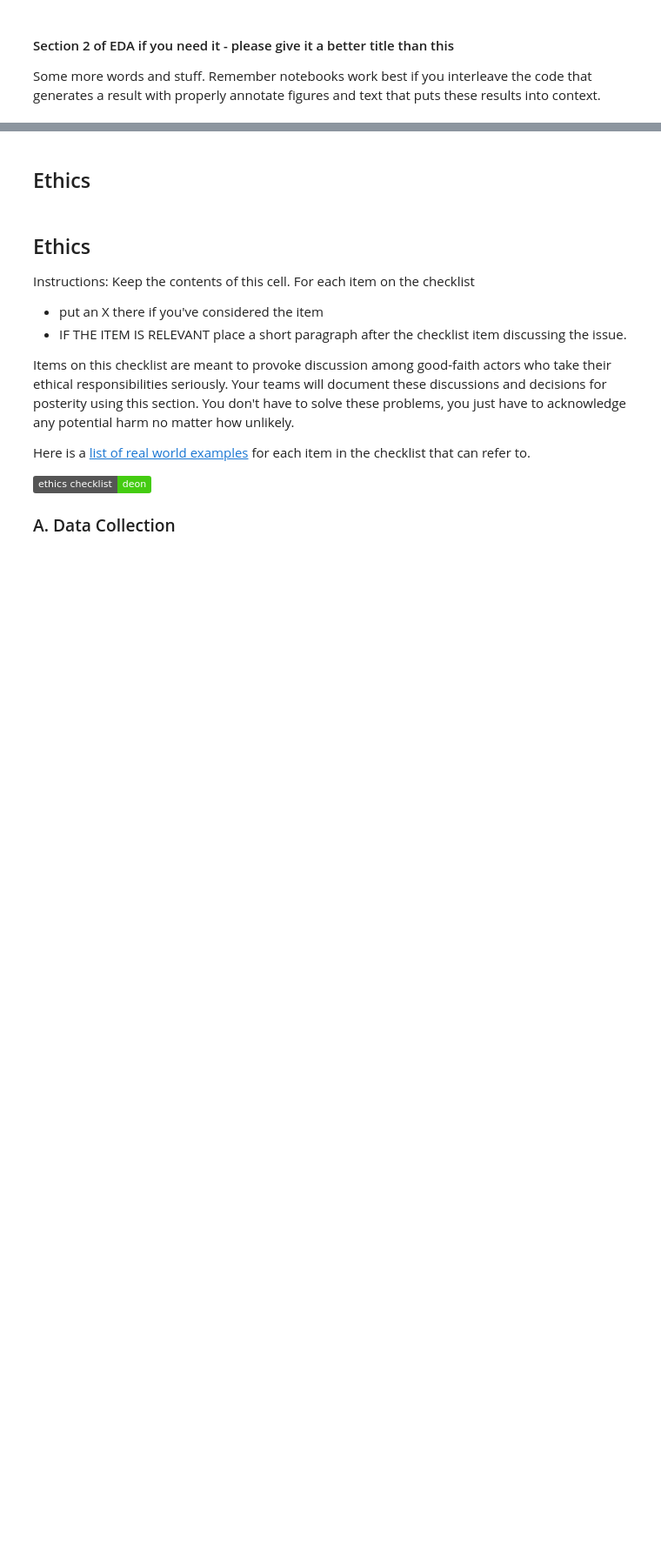
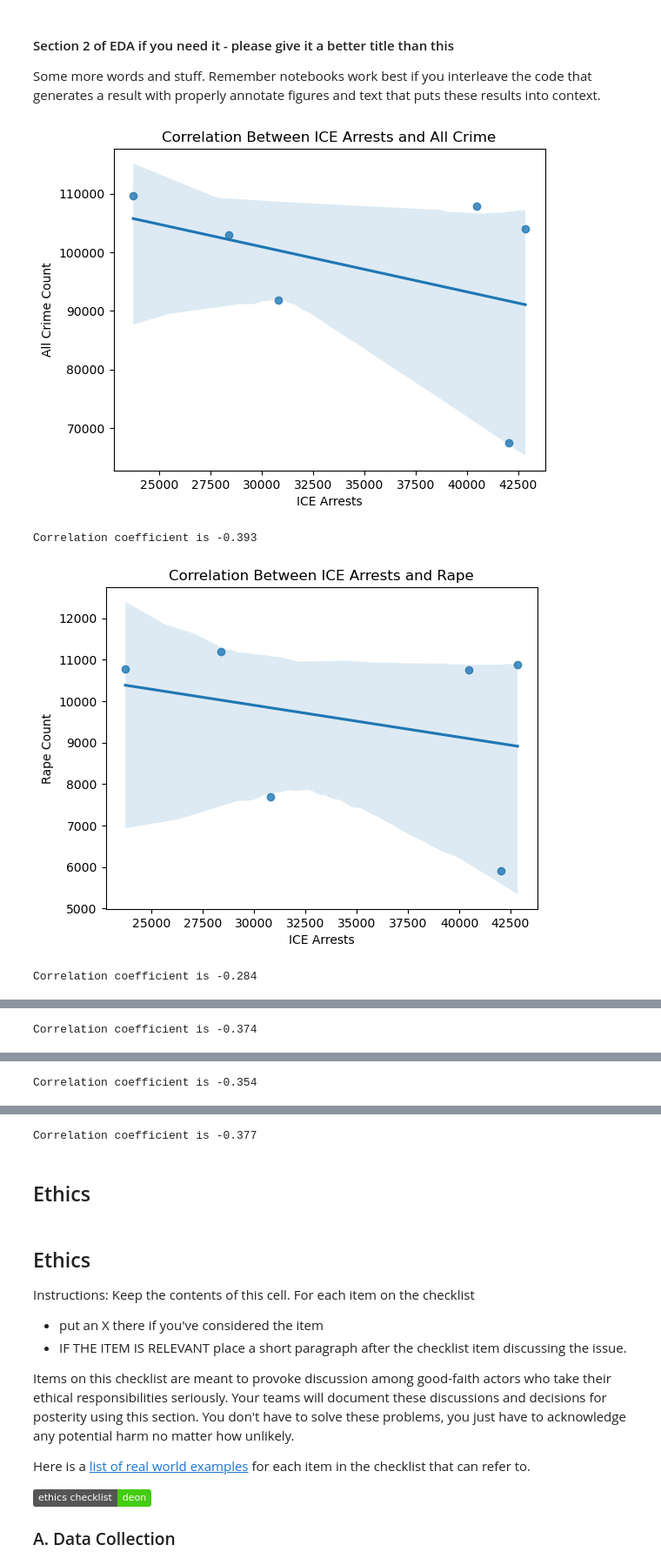
Before and after one commit to dylnwin/Group117_WI26, a Jupyter notebook: 02-EDACheckpoint.ipynb, the cells around one changed output, grey strips where cells are left out. Shown at 87% size. Saved outputs shown, nothing was run; the diff lists cells and outputs as text; code cells hidden in the pictures; badges without logos; blank space fills up the shorter version.

```diff
--- a/02-EDACheckpoint.ipynb
+++ b/02-EDACheckpoint.ipynb
@@ -295,0 +352,43 @@ Some more words and stuff.  Remember notebooks work best if you interleave the c
+# %%
+def plot_correlation(crime, crime_type):
+    # function for plotting correlation between ICE arrests and crime
+
+    # find counts of ICE arrests and crime by year
+    ice_yearly = ice_df.set_index('datetime').resample('Y').size()
+    ice_yearly.index = ice_yearly.index.year
+    crime_yearly = crime.groupby('data_year').size()
+
+    # combine ICE arrests and crime into one dataframe
+    combined = pd.DataFrame({
+        'ice_arrests': ice_yearly,
+        'crime_count': crime_yearly
+    })
+
+    # plotting
+    sns.regplot(x='ice_arrests', y='crime_count', data=combined)
+
+    plt.title(f'Correlation Between ICE Arrests and {crime_type}')
+    plt.xlabel('ICE Arrests')
+    plt.ylabel(f'{crime_type} Count')
+    plt.show()
+
+    # print out correlation coefficient
+    corr_value = combined['ice_arrests'].corr(combined['crime_count'])
+    print(f'Correlation coefficient is {corr_value:.3f}')
+# %%
+import seaborn as sns
+
+# plot correlation between ICE arrests and crime overall
+plot_correlation(crime_df, 'All Crime')
+
+# plot correlation between ICE arrests and each type of crime
+crime_categories = ['Rape', 'Murder and Nonnegligent Manslaughter', 'Robbery', 'Aggravated Assault']
+
+for crime_type in crime_categories:
+    crime_df_new = crime_df[crime_df['offense_code'] == crime_type]
+    plot_correlation(crime_df_new, crime_type)
+# %% [output]
+[figure, added]
+Correlation coefficient is -0.393
+[figure, added]
+Correlation coefficient is -0.284
@@ -295,0 +396 @@ Some more words and stuff.  Remember notebooks work best if you interleave the c
+Correlation coefficient is -0.374
@@ -295,0 +398 @@ Some more words and stuff.  Remember notebooks work best if you interleave the c
+Correlation coefficient is -0.354
@@ -296,3 +400,4 @@ Some more words and stuff.  Remember notebooks work best if you interleave the c
+Correlation coefficient is -0.377
 # %% [markdown]
 ## Ethics
 # %% [markdown]
```
Also changed, not shown: parts of 6 cells of this notebook.
